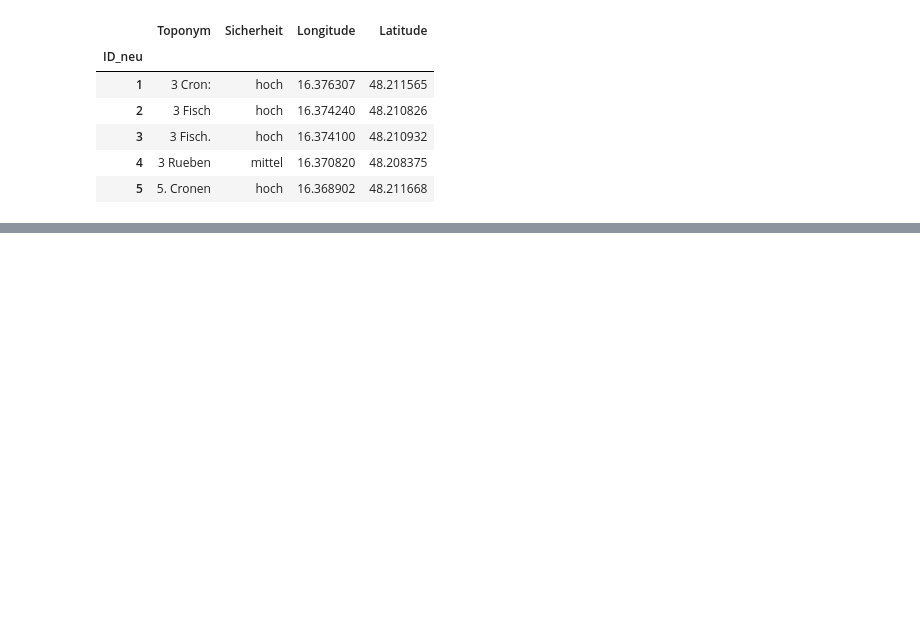
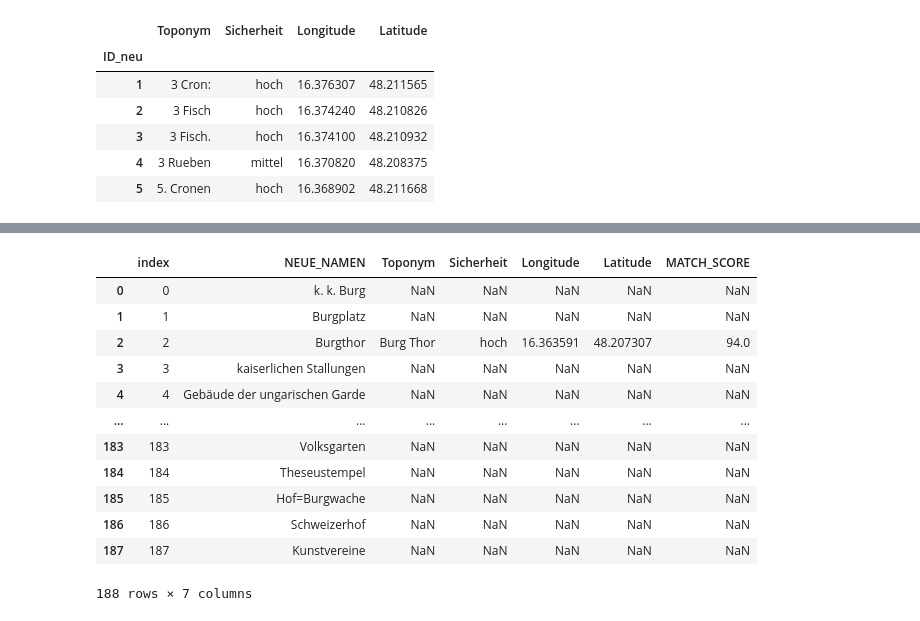
Before and after one commit to Sarah-lab-13/DataScienceProject, a Jupyter notebook: Wegbeschreibung_Sonntag.ipynb, the cells around one changed output, grey strips where cells are left out. Saved outputs shown, nothing was run; the diff lists cells and outputs as text; code cells hidden in the pictures; blank space fills up the shorter version.

```diff
--- a/Wegbeschreibung_Sonntag.ipynb
+++ b/Wegbeschreibung_Sonntag.ipynb
@@ -303,0 +320,2 @@ Index: []
+# %%
+Steinhausen_coordinates = Steinhausen_coordinates.drop(Steinhausen_coordinates[Steinhausen_coordinates['MATCH_SCORE'] <= 80].index)
@@ -303,0 +325,24 @@ Index: []
+# %%
+Steinhausen_choice = Steinhausen_coordinates.drop_duplicates(subset=['NEUE_NAMEN'])
+# %%
+Steinhausen_choice = Steinhausen_choice.set_index('NEUE_NAMEN')
+Steinhausen_choice = Steinhausen_choice.reindex(index=place_list)
+Steinhausen_choice = Steinhausen_choice.reset_index()
+# %%
+Steinhausen_choice.reset_index(inplace=True)
+# %%
+Steinhausen_choice
+# %% [output]
+|  | index | NEUE_NAMEN | Toponym | Sicherheit | Longitude | Latitude | MATCH_SCORE |
+| 0 | 0 | k. k. Burg | NaN | NaN | NaN | NaN | NaN |
+| 1 | 1 | Burgplatz | NaN | NaN | NaN | NaN | NaN |
+| 2 | 2 | Burgthor | Burg Thor | hoch | 16.363591 | 48.207307 | 94.0 |
+| 3 | 3 | kaiserlichen Stallungen | NaN | NaN | NaN | NaN | NaN |
+| 4 | 4 | Gebäude der ungarischen Garde | NaN | NaN | NaN | NaN | NaN |
+| ... | ... | ... | ... | ... | ... | ... | ... |
+| 183 | 183 | Volksgarten | NaN | NaN | NaN | NaN | NaN |
+| 184 | 184 | Theseustempel | NaN | NaN | NaN | NaN | NaN |
+| 185 | 185 | Hof=Burgwache | NaN | NaN | NaN | NaN | NaN |
+| 186 | 186 | Schweizerhof | NaN | NaN | NaN | NaN | NaN |
+| 187 | 187 | Kunstvereine | NaN | NaN | NaN | NaN | NaN |
+188 rows × 7 columns
```
Also changed, not shown: parts of 25 cells of this notebook, 2 other files.
